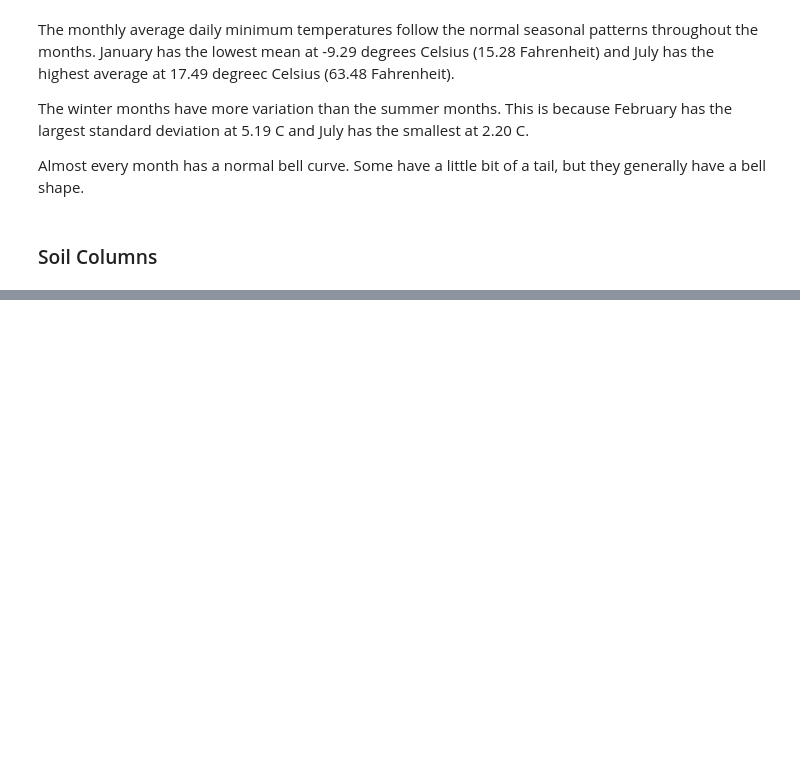
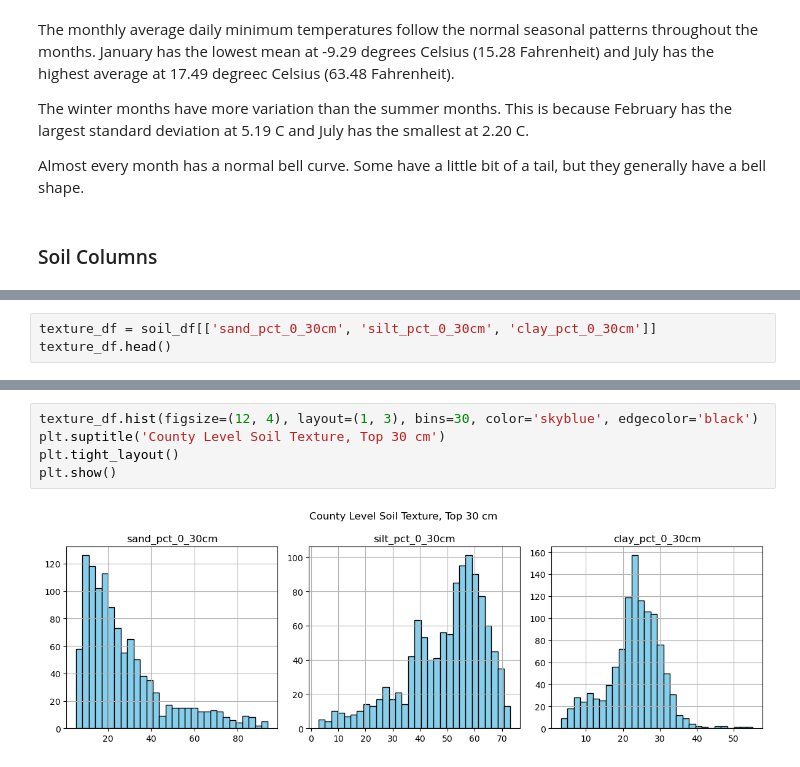
Before and after one commit to JTRIII/corn-yield-thesis, a Jupyter notebook: notebooks/04_exploratory_data_analysis.ipynb, the cells around one changed output, grey strips where cells are left out. Drawn from its saved outputs; the diff is of its cells as text; blank space fills up the shorter version.

```diff
--- a/notebooks/04_exploratory_data_analysis.ipynb
+++ b/notebooks/04_exploratory_data_analysis.ipynb
@@ -701,0 +768,3 @@ soil_df.describe().T
+# %%
+texture_df = soil_df[['sand_pct_0_30cm', 'silt_pct_0_30cm', 'clay_pct_0_30cm']]
+texture_df.head()
@@ -701,0 +785,7 @@ soil_df.describe().T
+# %%
+texture_df.hist(figsize=(12, 4), layout=(1, 3), bins=30, color='skyblue', edgecolor='black')
+plt.suptitle('County Level Soil Texture, Top 30 cm')
+plt.tight_layout()
+plt.show()
+# %% [output]
+[figure, added]
```
Also changed, not shown: parts of 35 cells of this notebook.
